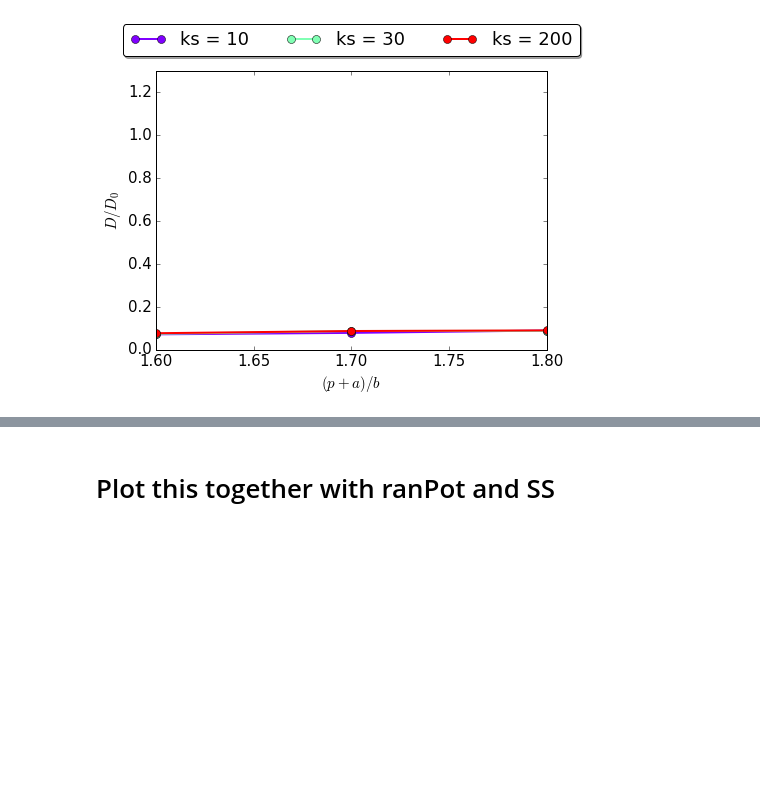
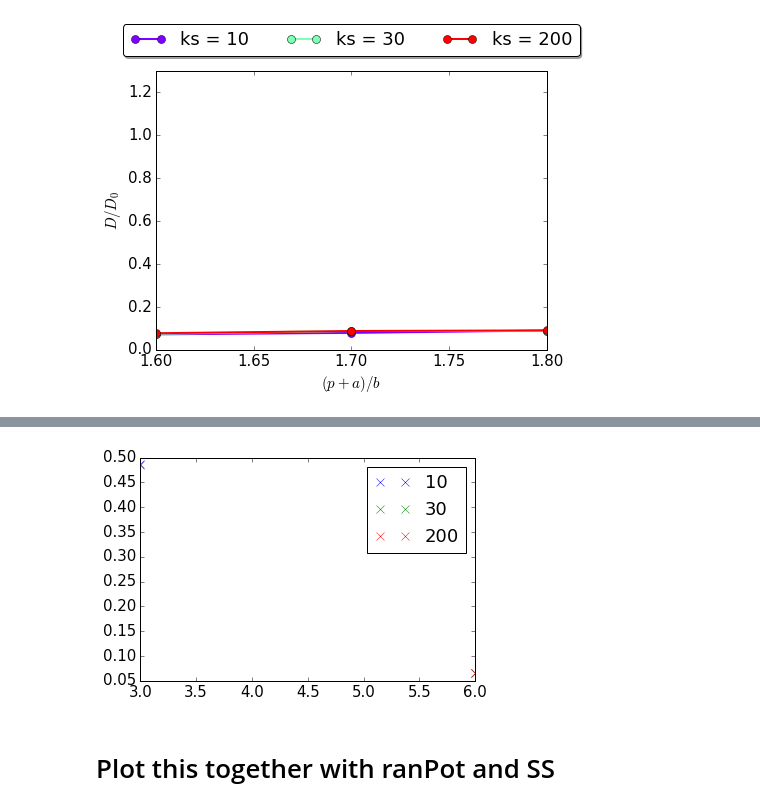
Before and after one commit to JohannHansing/iPythonNB, a Jupyter notebook: Flexible/Flexible.ipynb, the cells around one changed output, grey strips where cells are left out. Cells and saved outputs as stored; diff of their text form; code cells hidden in the pictures; blank space fills up the shorter version.

```diff
--- a/Flexible/Flexible.ipynb
+++ b/Flexible/Flexible.ipynb
@@ -250,0 +256,13 @@ I.e. dt0005n3a5varyks and dt0005n6a5varyks on yohsi
+# %%
+ksArrdt2 = [10,30,200]
+a=5
+n=6
+dt=0.0002
+Flexksdatdt2 = getData_Fixa(a,ksArrdt2,n,dt)
+plotdataArr(Flexksdatdt2,r'(p+a)/b',lineArr=ksArrdt2,lineParam='ks')
+ksArrdt2 = [10,30,200]
+a=5
+n=6
+dt=0.0002
+Flexksdatdt2 = getData_Fixa(a,ksArrdt2,n,dt)
+plotdataArr(Flexksdatdt2,r'(p+a)/b',lineArr=ksArrdt2,lineParam='ks')
@@ -251,3 +272,33 @@ I.e. dt0005n3a5varyks and dt0005n6a5varyks on yohsi
+# %%
+def getDoverncellData(p,a,ksArr,dt):
+    dataArr = []
+    for ks in ksArr:
+        folder= datadir + 'n_edge1/'
+        folderAftern = 'dt'+dt+'/t200/kb0/ks'+str(ks)+'/a'+str(a)
+        data = []
+        for ndir in os.listdir(folder):
+            n=ndir.split('n_cells')[1]
+            b=10*int(n)
+            file=os.path.join(folder, ndir,folderAftern,'b'+str(b)+'/p'+str(p)+'/InstantValues/linear_fit_parametersMSD.txt')
+            if os.path.isfile(file):
+                with open(file, 'r') as fitf:
+                    m = (fitf.readline().split('m')[1]).split()[0]
+                data.append([int(n),float(m)]) #the [:-1] serves to cut the linebreak '\n' from the string m.
+            #print(file)
+        dataArr.append(np.array(sorted(data)))
+    return dataArr
+# %%
+p=12
+a=5
+ksArr=[1,30,200]
+dt='0.0005'
+datadt05=getDoverncellData(p,a,ksArr,dt)
+for i, data in enumerate(datadt05):
+    plt.plot(data[:,0],data[:,1],'x',label=str(ksArr[i]))
+plt.legend()
+plt.show()
+# %% [output]
+[figure, added]
 # %% [markdown]
 # Plot this together with ranPot and SS
 # %% [markdown]
```
Also changed, not shown: parts of 9 cells of this notebook, 3 other files.
